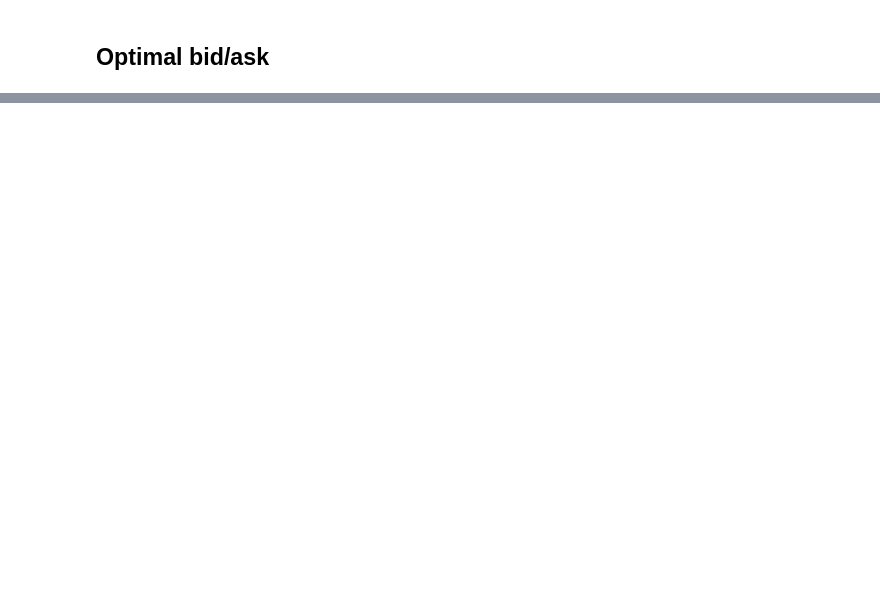
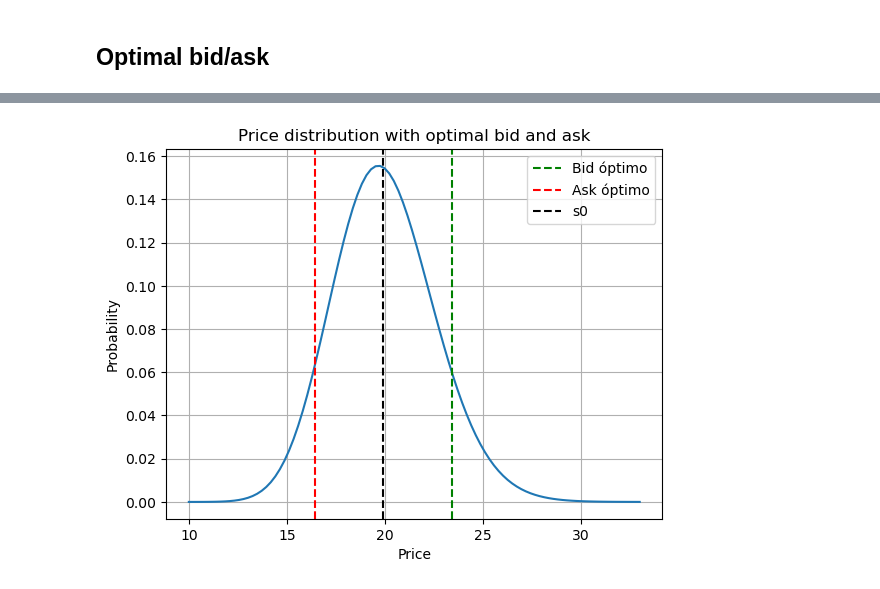
Before and after one commit to ivanna1030/trading, a Jupyter notebook: Market Microstructure Project.ipynb, the cells around one changed output, grey strips where cells are left out. Cells and saved outputs as stored; diff of their text form; code cells hidden in the pictures; blank space fills up the shorter version.

Commit message:
optimal bid/ask

```diff
--- a/Market Microstructure Project.ipynb
+++ b/Market Microstructure Project.ipynb
@@ -13,9 +15,9 @@ import math
 ## Price distribution
 # %%
 k = 60
-lam = 3
+lamb = 3
 s = np.linspace(10, 33, 100)
-pdf = (lam**k * s**(k-1) * np.exp(-lam * s)) / math.factorial(k-1)
+pdf = (lamb**k * s**(k-1) * np.exp(-lamb * s)) / math.factorial(k-1)
 
 plt.plot(s, pdf)
 plt.title('Price distribution')
@@ -48,0 +85,13 @@ plt.show()
+# %%
+plt.plot(s, pdf(s))
+plt.axvline(res.x[0], color='g', linestyle='--', label='Bid óptimo')
+plt.axvline(res.x[1], color='r', linestyle='--', label='Ask óptimo')
+plt.axvline(s0, color='k', linestyle='--', label='s0')
+plt.title('Price distribution with optimal bid and ask')
+plt.xlabel('Price')
+plt.ylabel('Probability')
+plt.legend()
+plt.grid()
+plt.show()
+# %% [output]
+[figure, added]
```
Also changed, not shown: parts of 3 cells of this notebook.
